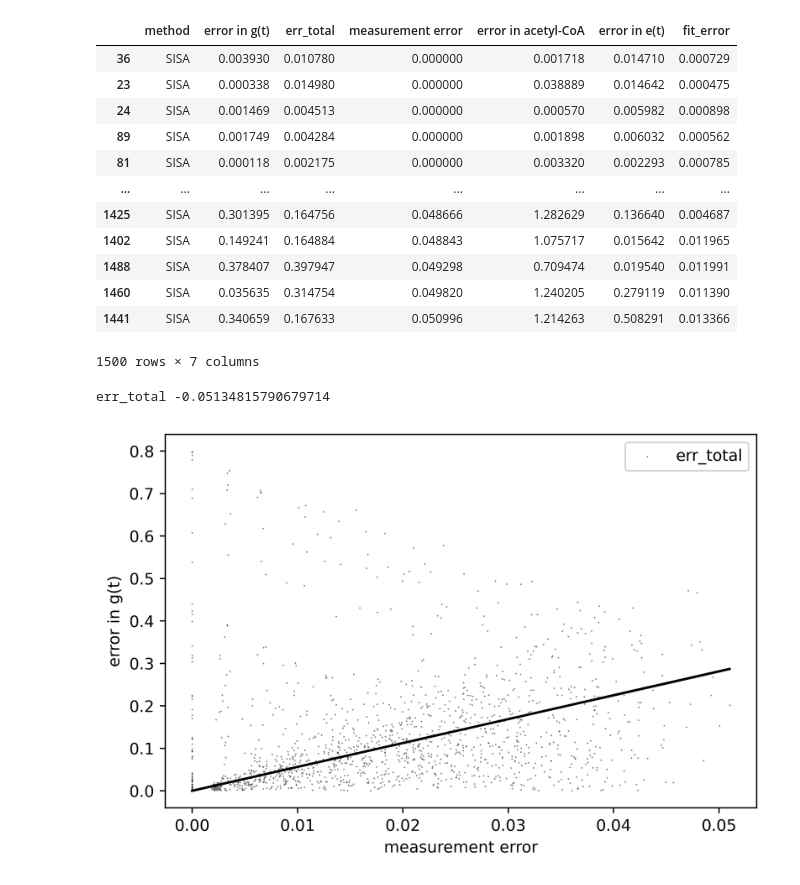
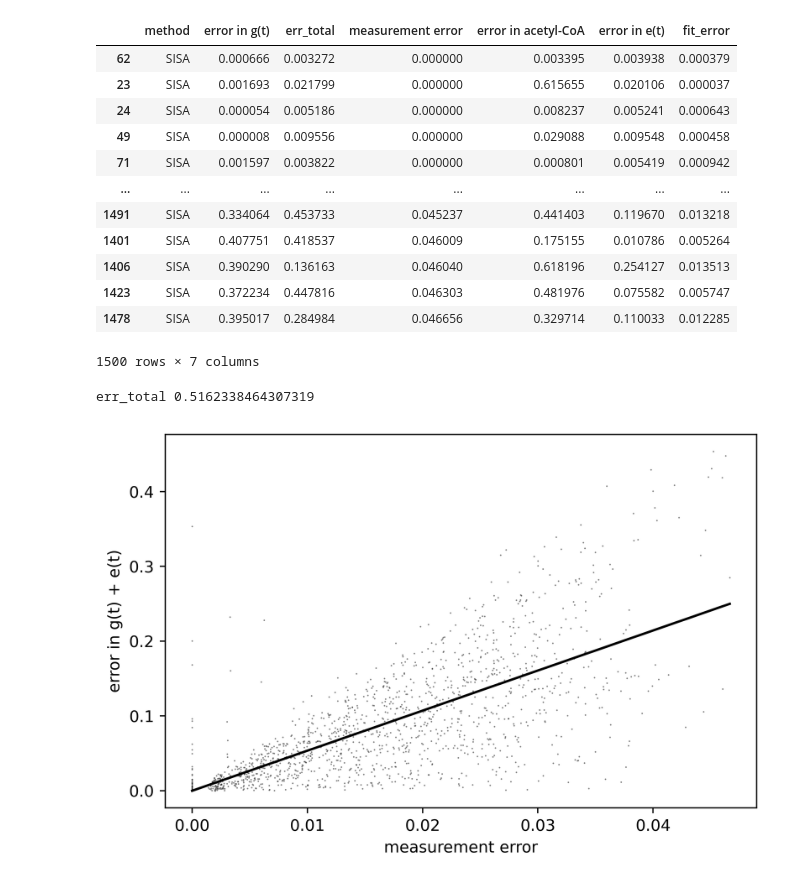
Before and after one commit to e-stan/imaging, a Jupyter notebook: notebooks/error_analysis_stearate.ipynb, the cells around one changed output. Drawn from its saved outputs; the diff is of its cells as text; code cells hidden in the pictures.

```diff
--- a/notebooks/error_analysis_stearate.ipynb
+++ b/notebooks/error_analysis_stearate.ipynb
@@ -33,6 +33,6 @@ os1 = np.random.random(n)
 gs = gs1 / (gs1 + es1 + os1)
 es = es1 / (gs1 + es1 + os1)
 os = os1 / (gs1 + es1 + os1)
-ds = np.random.random(n)
-ts = np.random.random((n,3))
+ds = .5 * np.random.random(n) + .5
+ts = np.random.random((n,3)) + 0.2
 ts = np.array([x/np.sum(x) for x in ts])
@@ -53,7 +63,7 @@ labeling_theo = np.array(labeling_theo)
 # %%
 plt_dict = {}
 
-for noiseFrac in np.linspace(0,.5,15):
+for noiseFrac in np.linspace(0.0,.5,15):
     for g,d,t,e,l_true in zip(gs,ds,ts,es,labeling_theo):
         x_true = d * np.array(t) + (1-d) * np.array(N)
         noise = np.random.random(l_true.shape)
@@ -80,44 +90,44 @@ plt_dict = plt_dict.sort_values(by="measurement error")
 plt_dict
 # %% [output]
 |  | method | error in g(t) | err_total | measurement error | error in acetyl-CoA | error in e(t) | fit_error |
-| 36 | SISA | 0.003930 | 0.010780 | 0.000000 | 0.001718 | 0.014710 | 0.000729 |
-| 23 | SISA | 0.000338 | 0.014980 | 0.000000 | 0.038889 | 0.014642 | 0.000475 |
-| 24 | SISA | 0.001469 | 0.004513 | 0.000000 | 0.000570 | 0.005982 | 0.000898 |
-| 89 | SISA | 0.001749 | 0.004284 | 0.000000 | 0.001898 | 0.006032 | 0.000562 |
-| 81 | SISA | 0.000118 | 0.002175 | 0.000000 | 0.003320 | 0.002293 | 0.000785 |
+| 62 | SISA | 0.000666 | 0.003272 | 0.000000 | 0.003395 | 0.003938 | 0.000379 |
+| 23 | SISA | 0.001693 | 0.021799 | 0.000000 | 0.615655 | 0.020106 | 0.000037 |
+| 24 | SISA | 0.000054 | 0.005186 | 0.000000 | 0.008237 | 0.005241 | 0.000643 |
+| 49 | SISA | 0.000008 | 0.009556 | 0.000000 | 0.029088 | 0.009548 | 0.000458 |
+| 71 | SISA | 0.001597 | 0.003822 | 0.000000 | 0.000801 | 0.005419 | 0.000942 |
 | ... | ... | ... | ... | ... | ... | ... | ... |
-| 1425 | SISA | 0.301395 | 0.164756 | 0.048666 | 1.282629 | 0.136640 | 0.004687 |
-| 1402 | SISA | 0.149241 | 0.164884 | 0.048843 | 1.075717 | 0.015642 | 0.011965 |
-| 1488 | SISA | 0.378407 | 0.397947 | 0.049298 | 0.709474 | 0.019540 | 0.011991 |
-| 1460 | SISA | 0.035635 | 0.314754 | 0.049820 | 1.240205 | 0.279119 | 0.011390 |
-| 1441 | SISA | 0.340659 | 0.167633 | 0.050996 | 1.214263 | 0.508291 | 0.013366 |
+| 1491 | SISA | 0.334064 | 0.453733 | 0.045237 | 0.441403 | 0.119670 | 0.013218 |
+| 1401 | SISA | 0.407751 | 0.418537 | 0.046009 | 0.175155 | 0.010786 | 0.005264 |
+| 1406 | SISA | 0.390290 | 0.136163 | 0.046040 | 0.618196 | 0.254127 | 0.013513 |
+| 1423 | SISA | 0.372234 | 0.447816 | 0.046303 | 0.481976 | 0.075582 | 0.005747 |
+| 1478 | SISA | 0.395017 | 0.284984 | 0.046656 | 0.329714 | 0.110033 | 0.012285 |
 1500 rows × 7 columns
 # %%
 palette = {"err_total":"black"}
 #palette = {"error in acetyl-CoA":"green"}
 models = {}
 #sb.lineplot(data=plt_dict,x="measurement error",y="error in g(t)",hue="method",palette=palette)
 for error,color in palette.items():
     filt = plt_dict[plt_dict["method"] == "SISA"]
     #sb.regplot(data=filt,x="measurement error",y=error, ci=0,scatter_kws={"s": .1,"alpha":1.0},color=color,label=error)
-    sb.scatterplot(data=filt,x="measurement error",y=error, s = 1,alpha=0.5,color=color,label=error)
-    linReg = LinearRegression(fit_intercept=False)
+    sb.scatterplot(data=filt,x="measurement error",y=error, s = 1,alpha=0.5,color=color)#,label=error)
+    linReg = LinearRegression()
     linReg.fit(filt["measurement error"].values.reshape(-1,1),filt[error].values)
     #z = lowess(filt[error].values, filt["measurement error"].values,is_sorted=False)
     #pred = interp1d(z[:,0],z[:,1])(filt["measurement error"].values)
     pred = linReg.predict(filt["measurement error"].values.reshape(-1,1))
     r2 = r2_score(filt[error].values,pred)
     plt.plot(filt["measurement error"].values,pred,color=color)
     models[error] = interp1d(filt["measurement error"].values,pred,fill_value="extrapolate")
     print(error,r2)
 
 plt.ylabel("error in g(t) + e(t)")
 plt.tight_layout()
 plt.savefig("../figures_presentations/noise_g_t_scatter_stearate.png")
 #plt.legend()
 # %% [output]
-err_total -0.05134815790679714
+err_total 0.5162338464307319
-[figure, old version]
+[figure, new version]
 # %%
 datadir = "X:/MSI_Shared_Data/13CImagingManuscript/raw_data/non-perfused/desi/12C/"
 [peaklist,msis] = pkl.load(open(datadir + "processed_data.pkl","rb"))
```
Also changed, not shown: parts of 11 cells of this notebook, 3 other files.
